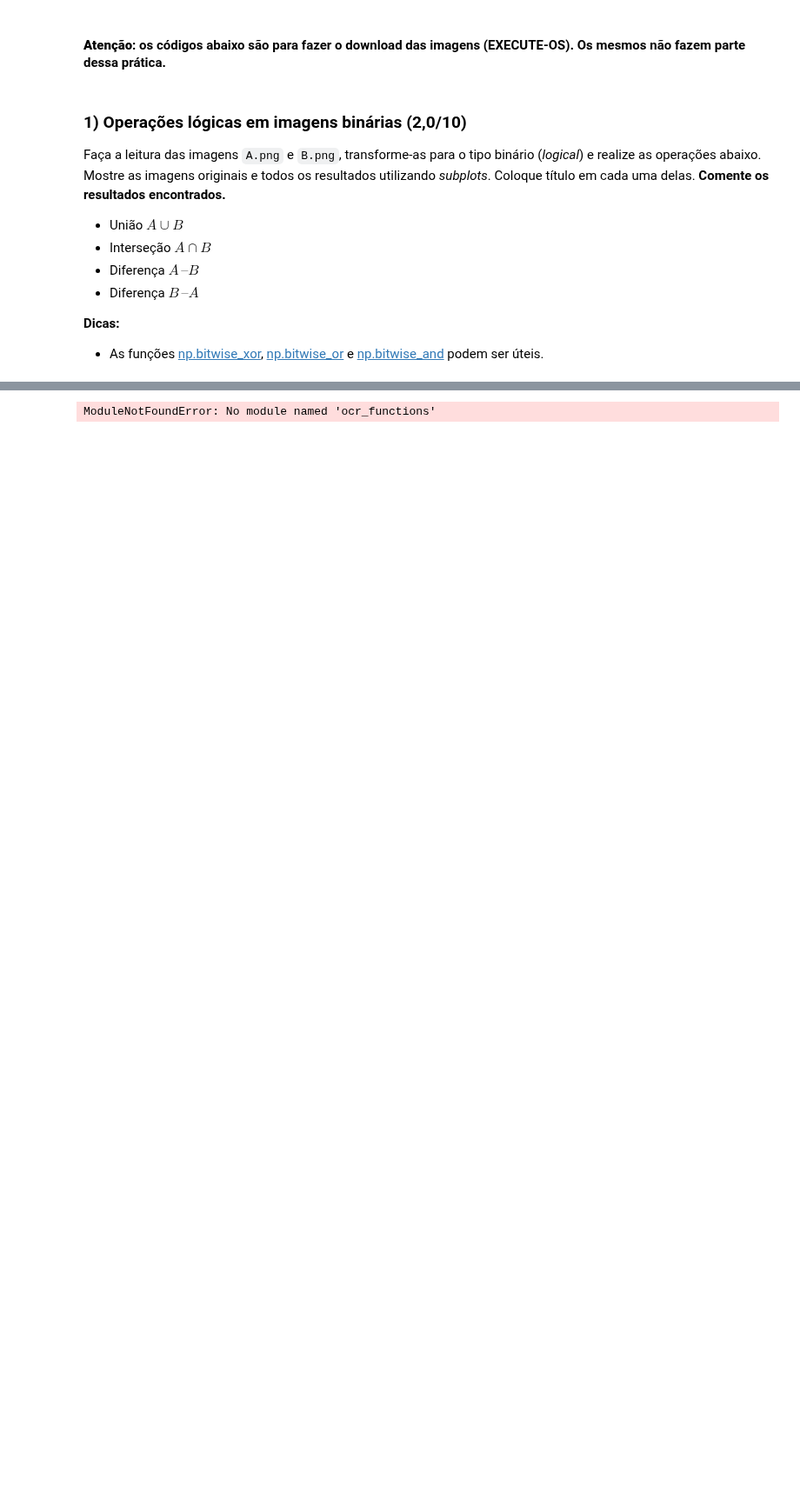
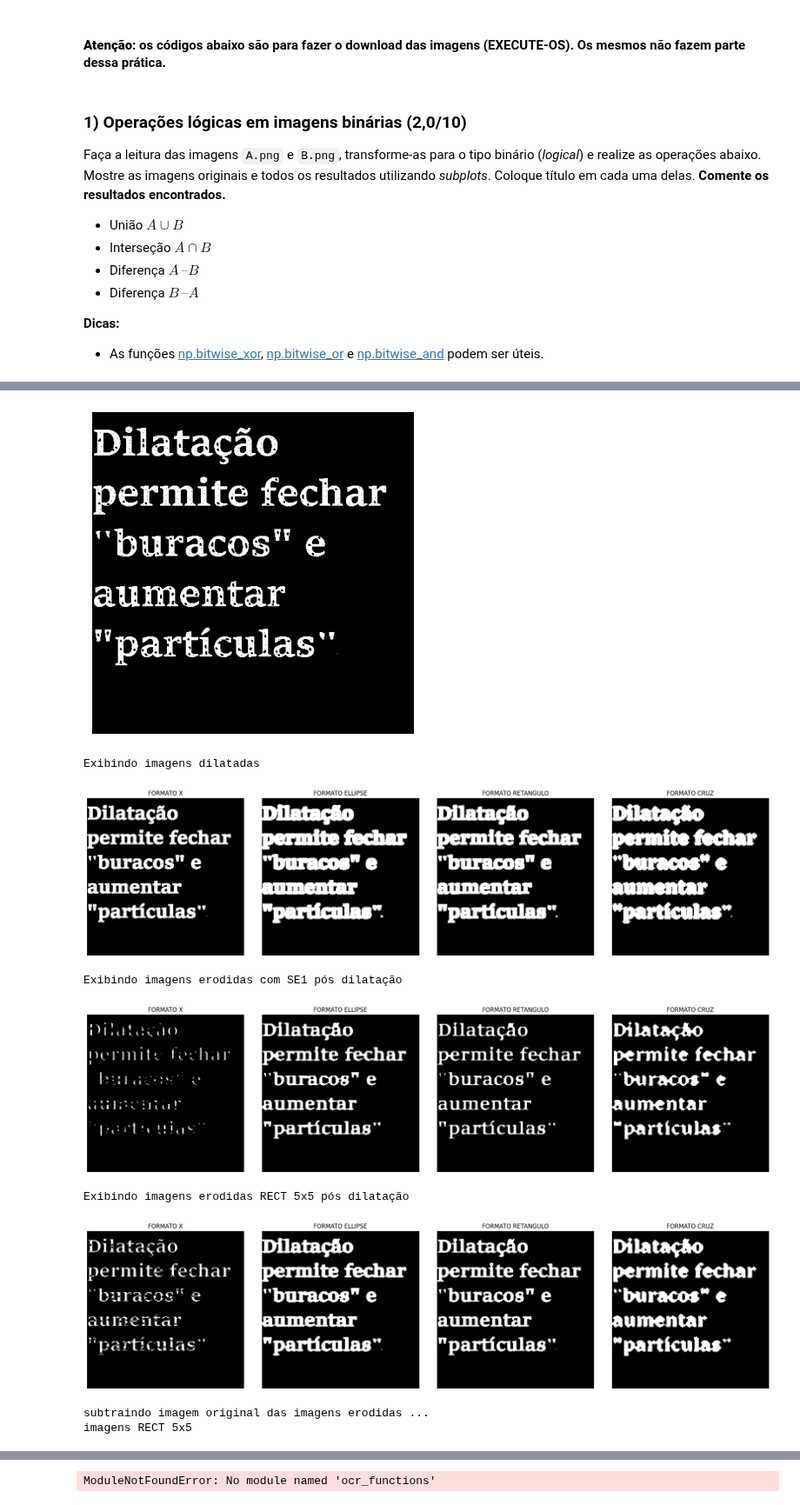
Before and after one commit to DanFerrari/comp_vision_usp, a Jupyter notebook: Lista_de_Exercicio_2.ipynb, the cells around one changed output, grey strips where cells are left out. Shown at 87% size. Saved outputs shown, nothing was run; the diff lists cells and outputs as text; code cells hidden in the pictures; blank space fills up the shorter version.

```diff
--- a/Lista_de_Exercicio_2.ipynb
+++ b/Lista_de_Exercicio_2.ipynb
@@ -213,0 +223,74 @@ img = cv.imread("")
+# %%
+## -- Seu código começa AQUI -- ##
+img = cv.imread("../comp_vision_usp/imagens/pratica_02/texto.png",cv.IMREAD_GRAYSCALE)
+SE = np.array(
+    [
+        [1,0,1],
+        [0,1,0],
+        [1,0,1]
+    ] ,
+    np.uint8
+)
+SE1 = cv.getStructuringElement(cv.MORPH_ELLIPSE,[8,8])
+SE2 = cv.getStructuringElement(cv.MORPH_RECT,[6,6])
+SE3 = cv.getStructuringElement(cv.MORPH_CROSS,[10,10])
+
+elements = {
+    "FORMATO X":SE,
+    "FORMATO ELLIPSE":SE1,
+    "FORMATO RETANGULO":SE2,
+    "FORMATO CRUZ":SE3,
+
+}
+
+titles = list(elements.keys())
+imgs = [cv.dilate(img, kernel) for kernel in elements.values()]
+
+plt.imshow(img,cmap="gray")
+plt.axis("off")
+plt.show()
+
+todos_titulos = list(elements.keys())
+todas_imgs = [cv.dilate(img, kernel,iterations=1) for kernel in elements.values()]
+print("Exibindo imagens dilatadas")
+exibir_imagens_horizontal(todas_imgs, titles=todos_titulos)
+
+SE_ERODE = cv.getStructuringElement(cv.MORPH_RECT,[5,5])
+imgs_erode_se1 = [cv.erode(img, SE1,iterations=1) for img in todas_imgs]
+imgs_erode = [cv.erode(img, SE_ERODE,iterations=1) for img in todas_imgs]
+
+print("Exibindo imagens erodidas com SE1 pós dilatação")
+exibir_imagens_horizontal(imgs_erode_se1,titles)
+
+print("Exibindo imagens erodidas RECT 5x5 pós dilatação")
+exibir_imagens_horizontal(imgs_erode,titles)
+
+print("subtraindo imagem original das imagens erodidas ... ")
+
+
+
+imgs_subtraidas_erode = [np.bitwise_xor(i,img) for i in imgs_erode]
+
+imgs_subtraidas_se1 = [np.bitwise_xor(i,img) for i in imgs_erode_se1]
+
+print("imagens RECT 5x5")
+exibir_imagens_horizontal(imgs_subtraidas_erode)
+
+print("imagens SE1")
+exibir_imagens_horizontal(imgs_subtraidas_se1)
+## -- Seu código termina AQUI -- ##
+#referente as imagens dilatadas, alguns elementos estruturante não criaram uma harmonia com as letras, por exemplo o formato cruz e ellipse, acredito que o problema seja o tamanho do kernel como o da cruz e o formato da ellipse que acaba juntando os traços de algumas palavras.
+# O formato de X saiu bem mas não tapou todos os buracos
+# Na subtração da imagem original com a imagem ja tratada com erosão, sobrou as bordas das palavras, justamente por conta da dilatação que aumentou o tamanho das letras, oque deu um destaque para as letras desta forma.
+
+## -- COMENTÁRIOS -- ##
+# %% [output]
+[figure, added]
+Exibindo imagens dilatadas
+[figure, added]
+Exibindo imagens erodidas com SE1 pós dilatação
+[figure, added]
+Exibindo imagens erodidas RECT 5x5 pós dilatação
+[figure, added]
+subtraindo imagem original das imagens erodidas ...
+imagens RECT 5x5
```
Also changed, not shown: parts of 6 cells of this notebook.
